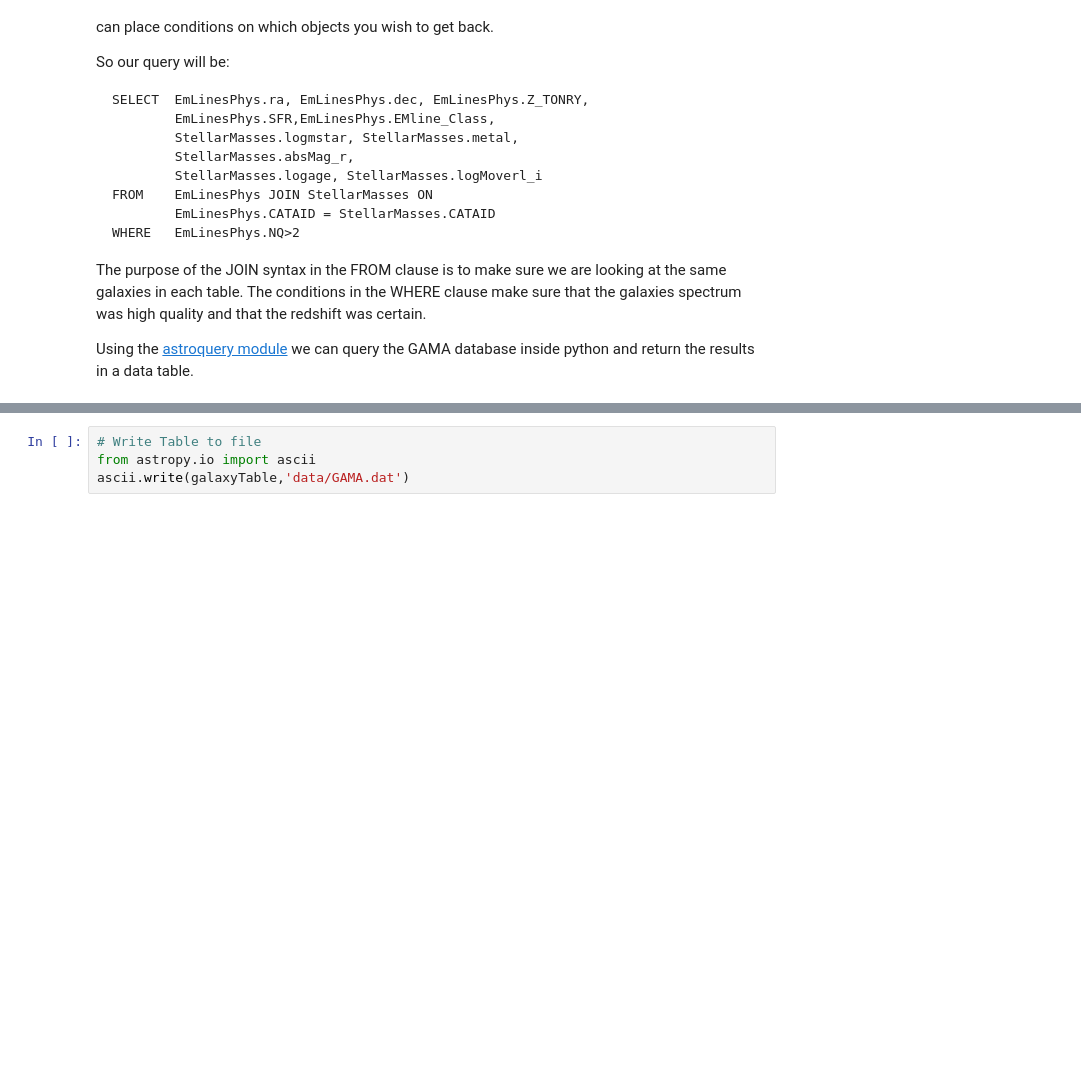
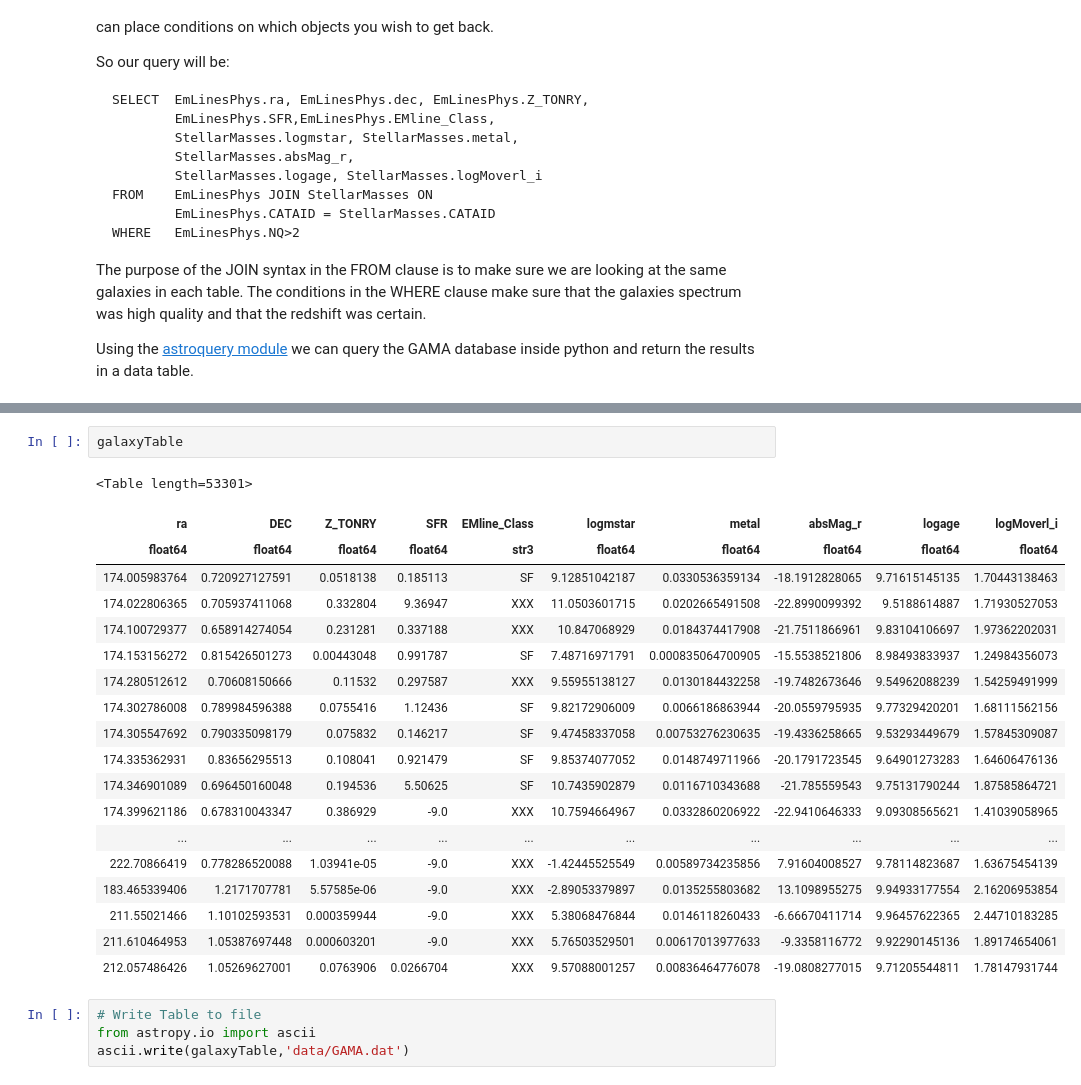
Before and after one commit to IPSScienceVisualization/Workshops, a Jupyter notebook: Tokyo2017/Visualizing GAMA.ipynb, the cells around one changed output, grey strips where cells are left out. Drawn from its saved outputs; the diff is of its cells as text; blank space fills up the shorter version.

```diff
--- a/Tokyo2017/Visualizing GAMA.ipynb
+++ b/Tokyo2017/Visualizing GAMA.ipynb
@@ -47,3 +47,25 @@ Downloading http://www.gama-survey.org/dr2/query/../tmp/GAMA_qcBV6E.fits [Done]
+# %%
+galaxyTable
+# %% [output]
+<Table length=53301>
+| ra | DEC | Z_TONRY | SFR | EMline_Class | logmstar | metal | absMag_r | logage | logMoverl_i |
+| float64 | float64 | float64 | float64 | str3 | float64 | float64 | float64 | float64 | float64 |
+| 174.005983764 | 0.720927127591 | 0.0518138 | 0.185113 | SF | 9.12851042187 | 0.0330536359134 | -18.1912828065 | 9.71615145135 | 1.70443138463 |
+| 174.022806365 | 0.705937411068 | 0.332804 | 9.36947 | XXX | 11.0503601715 | 0.0202665491508 | -22.8990099392 | 9.5188614887 | 1.71930527053 |
+| 174.100729377 | 0.658914274054 | 0.231281 | 0.337188 | XXX | 10.847068929 | 0.0184374417908 | -21.7511866961 | 9.83104106697 | 1.97362202031 |
+| 174.153156272 | 0.815426501273 | 0.00443048 | 0.991787 | SF | 7.48716971791 | 0.000835064700905 | -15.5538521806 | 8.98493833937 | 1.24984356073 |
+| 174.280512612 | 0.70608150666 | 0.11532 | 0.297587 | XXX | 9.55955138127 | 0.0130184432258 | -19.7482673646 | 9.54962088239 | 1.54259491999 |
+| 174.302786008 | 0.789984596388 | 0.0755416 | 1.12436 | SF | 9.82172906009 | 0.0066186863944 | -20.0559795935 | 9.77329420201 | 1.68111562156 |
+| 174.305547692 | 0.790335098179 | 0.075832 | 0.146217 | SF | 9.47458337058 | 0.00753276230635 | -19.4336258665 | 9.53293449679 | 1.57845309087 |
+| 174.335362931 | 0.83656295513 | 0.108041 | 0.921479 | SF | 9.85374077052 | 0.0148749711966 | -20.1791723545 | 9.64901273283 | 1.64606476136 |
+| 174.346901089 | 0.696450160048 | 0.194536 | 5.50625 | SF | 10.7435902879 | 0.0116710343688 | -21.785559543 | 9.75131790244 | 1.87585864721 |
+| 174.399621186 | 0.678310043347 | 0.386929 | -9.0 | XXX | 10.7594664967 | 0.0332860206922 | -22.9410646333 | 9.09308565621 | 1.41039058965 |
+| ... | ... | ... | ... | ... | ... | ... | ... | ... | ... |
+| 222.70866419 | 0.778286520088 | 1.03941e-05 | -9.0 | XXX | -1.42445525549 | 0.00589734235856 | 7.91604008527 | 9.78114823687 | 1.63675454139 |
+| 183.465339406 | 1.2171707781 | 5.57585e-06 | -9.0 | XXX | -2.89053379897 | 0.0135255803682 | 13.1098955275 | 9.94933177554 | 2.16206953854 |
+| 211.55021466 | 1.10102593531 | 0.000359944 | -9.0 | XXX | 5.38068476844 | 0.0146118260433 | -6.66670411714 | 9.96457622365 | 2.44710183285 |
+| 211.610464953 | 1.05387697448 | 0.000603201 | -9.0 | XXX | 5.76503529501 | 0.00617013977633 | -9.3358116772 | 9.92290145136 | 1.89174654061 |
+| 212.057486426 | 1.05269627001 | 0.0763906 | 0.0266704 | XXX | 9.57088001257 | 0.00836464776078 | -19.0808277015 | 9.71205544811 | 1.78147931744 |
 # %%
 # Write Table to file
 from astropy.io import ascii
```
Also changed, not shown: parts of 4 cells of this notebook, 29 other files.
